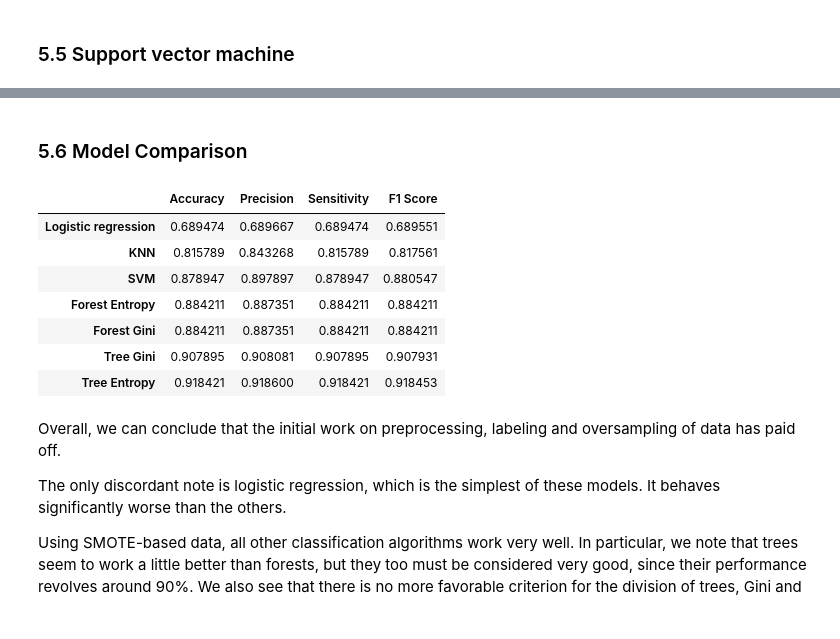
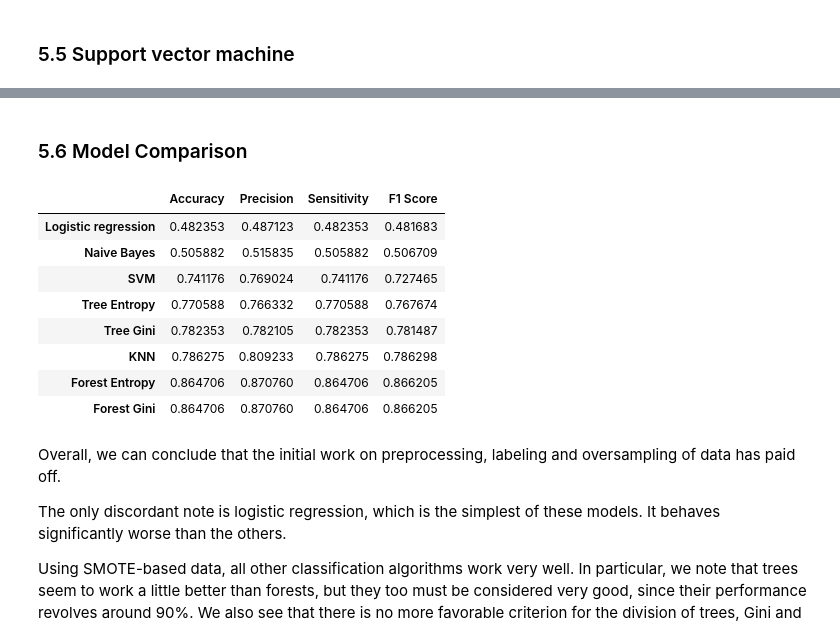
Before and after one commit to gianluigilopardo/Absenteeism_prediction, a Jupyter notebook: absenteeism_notebook.ipynb, the cells around one changed output, grey strips where cells are left out. Cells and saved outputs as stored; diff of their text form; code cells hidden in the pictures.

Commit message:
added confusion matrix, 4-levels version, various upgrade

```diff
--- a/absenteeism_notebook.ipynb
+++ b/absenteeism_notebook.ipynb
@@ -791,9 +897,9 @@ Random forests are a solution that minimizes the overfitting of the training set
 As for the Decision tree, we will use either the Gini and the Entropy criterion.
 # %%
 # Random forest
-# max depth = 4 for each tree, 100 trees
+# max depth = 8 for each tree, 100 trees
 # Entropy criterion
-forest_Entropy = RandomForestClassifier(criterion = 'entropy', n_estimators = 100, max_depth = 4, random_state = SEED)
+forest_Entropy = RandomForestClassifier(criterion = 'entropy', n_estimators = 100, max_depth = 8, random_state = SEED)
 forest_Entropy.fit(X_train, y_train)
 forest_Entropy_pred = forest_Entropy.predict(X_test)
 
@@ -804,3 +910,8 @@ forest_sensitivity = recall_score(forest_Entropy_pred, y_test, average = 'weight
 forest_f1 = f1_score(forest_Entropy_pred, y_test, average = 'weighted')
 
 classification_metrics.loc["Forest Entropy"] = [forest_acc,forest_preci,forest_sensitivity,forest_f1]
+plot_confusion_matrix(forest_Entropy, X_test, y_test,
+                      display_labels = levels,
+                      cmap = plt.cm.Blues,
+                      values_format = '0.2%',
+                      normalize = 'true')
@@ -807,8 +921,8 @@ classification_metrics.loc["Forest Entropy"] = [forest_acc,forest_preci,forest_s
 # %%
 # Random forest
-# max depth = 4 for each tree, 100 trees
+# max depth = 8 for each tree, 100 trees
 # Gini criterion
-forest_Gini = RandomForestClassifier(criterion = 'gini', n_estimators = 100, max_depth = 4, random_state = SEED)
+forest_Gini = RandomForestClassifier(criterion = 'gini', n_estimators = 100, max_depth = 8, random_state = SEED)
 forest_Gini.fit(X_train, y_train)
 forest_Gini_pred = forest_Entropy.predict(X_test)
 
@@ -819,3 +933,7 @@ forest_sensitivity = recall_score(forest_Gini_pred, y_test, average = 'weighted'
 forest_f1 = f1_score(forest_Gini_pred, y_test, average = 'weighted')
 
 classification_metrics.loc["Forest Gini"] = [forest_acc,forest_preci,forest_sensitivity,forest_f1]
+plot_confusion_matrix(forest_Gini, X_test, y_test,
+                      display_labels = levels,
+                      cmap = plt.cm.Blues,
+                      normalize = 'true')
@@ -824,7 +945,7 @@ classification_metrics.loc["Forest Gini"] = [forest_acc,forest_preci,forest_sens
 # %% [markdown]
 The K-nearest neighbors (KNN) is an algorithm used in the recognition of patterns for classifying objects based on the characteristics of the objects close to the one considered. It is one the simplest algorithms among those used in machine learning. A new point is categorized based on the similiraties of the $K$ data points that are the closest to it. The choice of the parameter $K$ depends on the characteristics of the data. Generally, as $K$ increases, the noise that compromises the classification is reduced, but the criterion of choice for the class becomes more rough. The choice can be made through heuristic techniques.
 # %%
-neigh = KNeighborsClassifier(n_neighbors = 5).fit(X_train, y_train)
+neigh = KNeighborsClassifier(n_neighbors = 2).fit(X_train, y_train)
 neigh_predict = neigh.predict(X_test)
 
 #metrics:
@@ -834,3 +955,7 @@ neigh_sensitivity = recall_score(neigh_predict, y_test, average = 'weighted')
 neigh_f1 = f1_score(neigh_predict, y_test, average = 'weighted')
 
 classification_metrics.loc["KNN"] = [neigh_acc,neigh_preci,neigh_sensitivity,neigh_f1]
+plot_confusion_matrix(neigh, X_test, y_test,
+                      display_labels = levels,
+                      cmap = plt.cm.Blues,
+                      normalize = 'true')
@@ -864,0 +1003,18 @@ classification_metrics.loc["SVM"] = [svm_acc,svm_preci,svm_sensitivity,svm_f1]
+# %%
+# Fitting Naive Bayes to the Training set
+from sklearn.naive_bayes import GaussianNB
+bayes = GaussianNB()#random_state = SEED, gamma='auto')
+bayes.fit(X_train, y_train)
+bayes_pred = bayes.predict(X_test)
+
+#metrics:
+bayes_acc = accuracy_score(bayes_pred, y_test)
+bayes_preci = precision_score(bayes_pred, y_test, average = 'weighted')
+bayes_sensitivity = recall_score(bayes_pred, y_test, average = 'weighted')
+bayes_f1 = f1_score(bayes_pred, y_test, average = 'weighted')
+
+classification_metrics.loc["Naive Bayes"] = [bayes_acc,bayes_preci,bayes_sensitivity,bayes_f1]
+plot_confusion_matrix(bayes, X_test, y_test,
+                      display_labels = levels,
+                      cmap = plt.cm.Blues,
+                      normalize = 'true')
@@ -865,16 +1024,17 @@ classification_metrics.loc["SVM"] = [svm_acc,svm_preci,svm_sensitivity,svm_f1]
 # %% [markdown]
-### 5.6 <a class="anchor" id="fifth_6">Model Comparison</a>
+### 5.6 <a class="anchor" id="fifth_7">Model Comparison</a>
 # %%
-classification_metrics.sort_values('Accuracy')
+classification_metrics.sort_values('F1 Score')
 # %% [output]
 |  | Accuracy | Precision | Sensitivity | F1 Score |
-| Logistic regression | 0.689474 | 0.689667 | 0.689474 | 0.689551 |
-| KNN | 0.815789 | 0.843268 | 0.815789 | 0.817561 |
-| SVM | 0.878947 | 0.897897 | 0.878947 | 0.880547 |
-| Forest Entropy | 0.884211 | 0.887351 | 0.884211 | 0.884211 |
-| Forest Gini | 0.884211 | 0.887351 | 0.884211 | 0.884211 |
-| Tree Gini | 0.907895 | 0.908081 | 0.907895 | 0.907931 |
-| Tree Entropy | 0.918421 | 0.918600 | 0.918421 | 0.918453 |
+| Logistic regression | 0.482353 | 0.487123 | 0.482353 | 0.481683 |
+| Naive Bayes | 0.505882 | 0.515835 | 0.505882 | 0.506709 |
+| SVM | 0.741176 | 0.769024 | 0.741176 | 0.727465 |
+| Tree Entropy | 0.770588 | 0.766332 | 0.770588 | 0.767674 |
+| Tree Gini | 0.782353 | 0.782105 | 0.782353 | 0.781487 |
+| KNN | 0.786275 | 0.809233 | 0.786275 | 0.786298 |
+| Forest Entropy | 0.864706 | 0.870760 | 0.864706 | 0.866205 |
+| Forest Gini | 0.864706 | 0.870760 | 0.864706 | 0.866205 |
 # %% [markdown]
 Overall, we can conclude that the initial work on preprocessing, labeling and oversampling of data has paid off.
 
```
Also changed, not shown: parts of 29 cells of this notebook.
